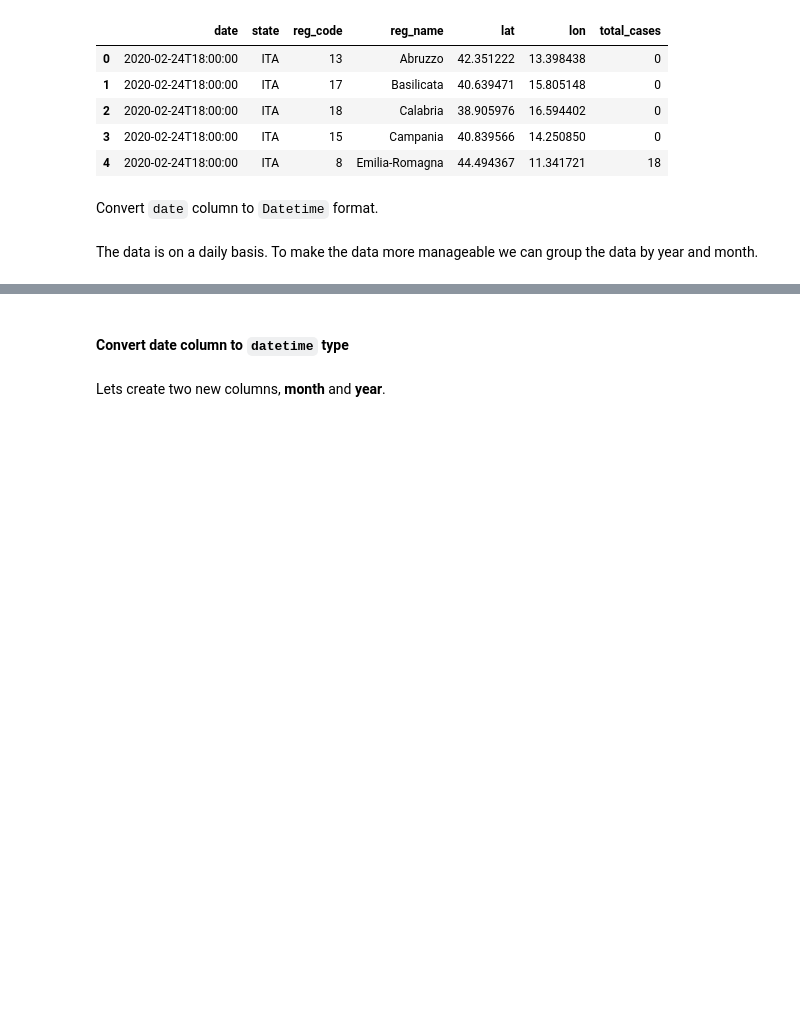
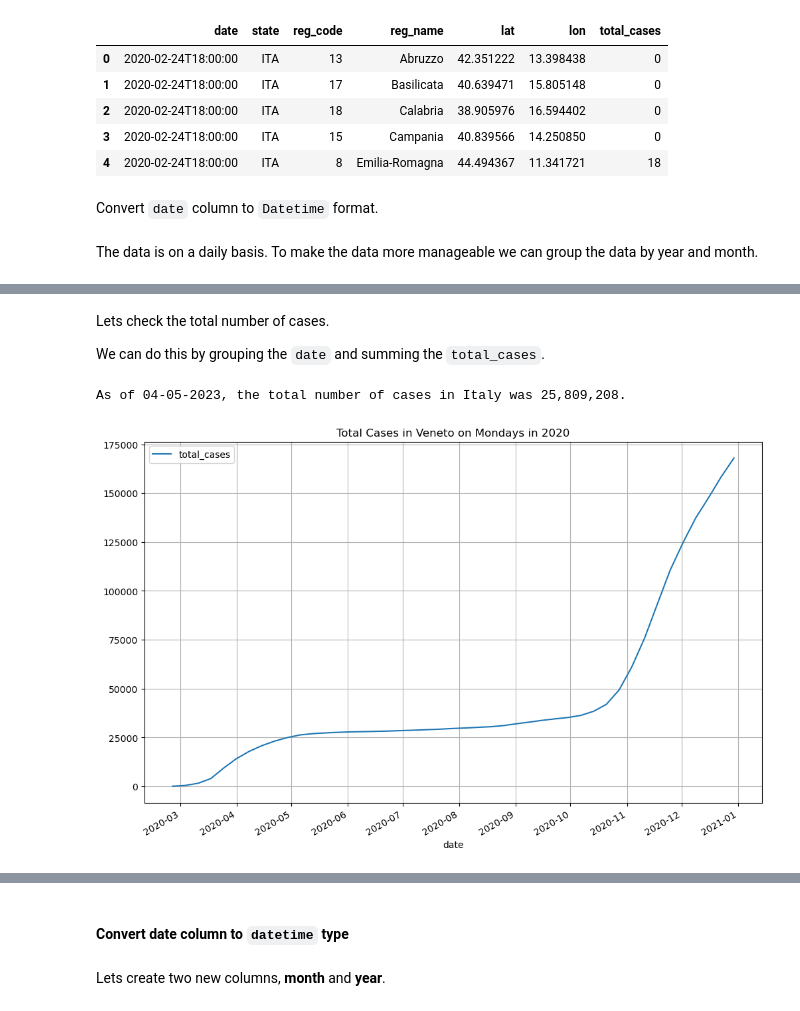
Before and after one commit to OmdenaAI/milan-italy-impact-covid-crimes, a Jupyter notebook: src/tasks/task-2-data-cleaning/files.ipynb, the cells around one changed output, grey strips where cells are left out. Drawn from its saved outputs; the diff is of its cells as text; code cells hidden in the pictures; blank space fills up the shorter version.

```diff
--- a/src/tasks/task-2-data-cleaning/files.ipynb
+++ b/src/tasks/task-2-data-cleaning/files.ipynb
@@ -371,0 +379,10 @@ covid_reg[(covid_reg['reg_name'] == 'Veneto') & (covid_reg['year'] == 2020) & (c
+# %% [markdown]
+Lets check the total number of cases.
+
+We can do this by grouping the `date` and summing the `total_cases`.
+# %%
+end_date = '04-05-2023'
+covid_total = covid_reg.loc[covid_reg['date'] == '2023-05-04 17:00:00', 'total_cases'].sum()
+print(f'As of {end_date}, the total number of cases in Italy was {covid_total:,}.')
+# %% [output]
+As of 04-05-2023, the total number of cases in Italy was 25,809,208.
@@ -371,0 +436,14 @@ covid_reg[(covid_reg['reg_name'] == 'Veneto') & (covid_reg['year'] == 2020) & (c
+# %%
+def filter_covid(df, region, year, day_of_week):
+    return df[
+        (df['reg_name'] == region) &
+        (df['year'] == year) &
+        (df['day_of_week'] == day_of_week)
+        ].plot(
+            x='date', y='total_cases',
+            figsize=(12, 8),
+            title='Total Cases in Veneto on Mondays in 2020', grid=True)
+# %%
+filter_covid(covid_reg, 'Emilia-Romagna', 2020, 1);
+# %% [output]
+[figure, added]
```
Also changed, not shown: parts of 77 cells of this notebook, 4 other files.
